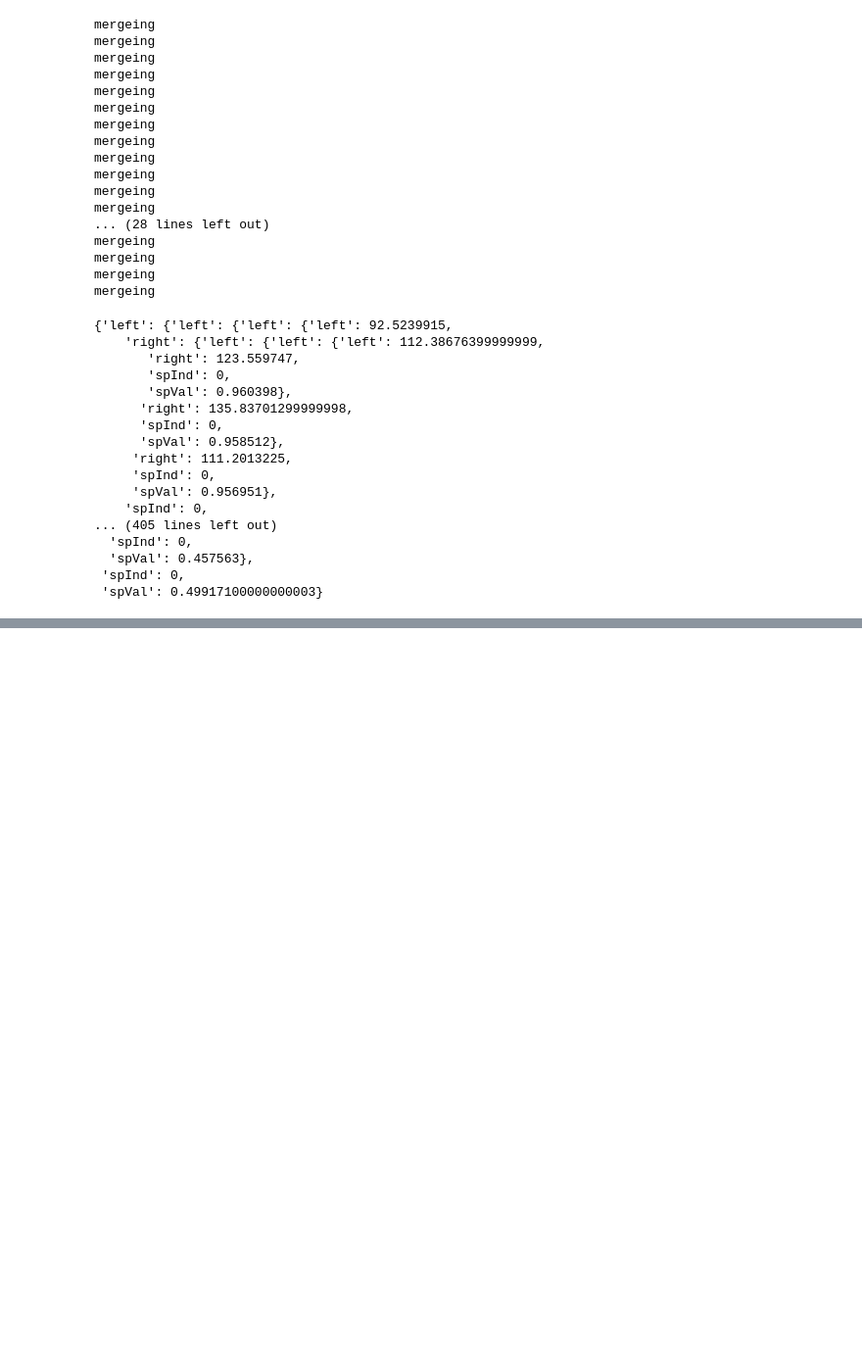
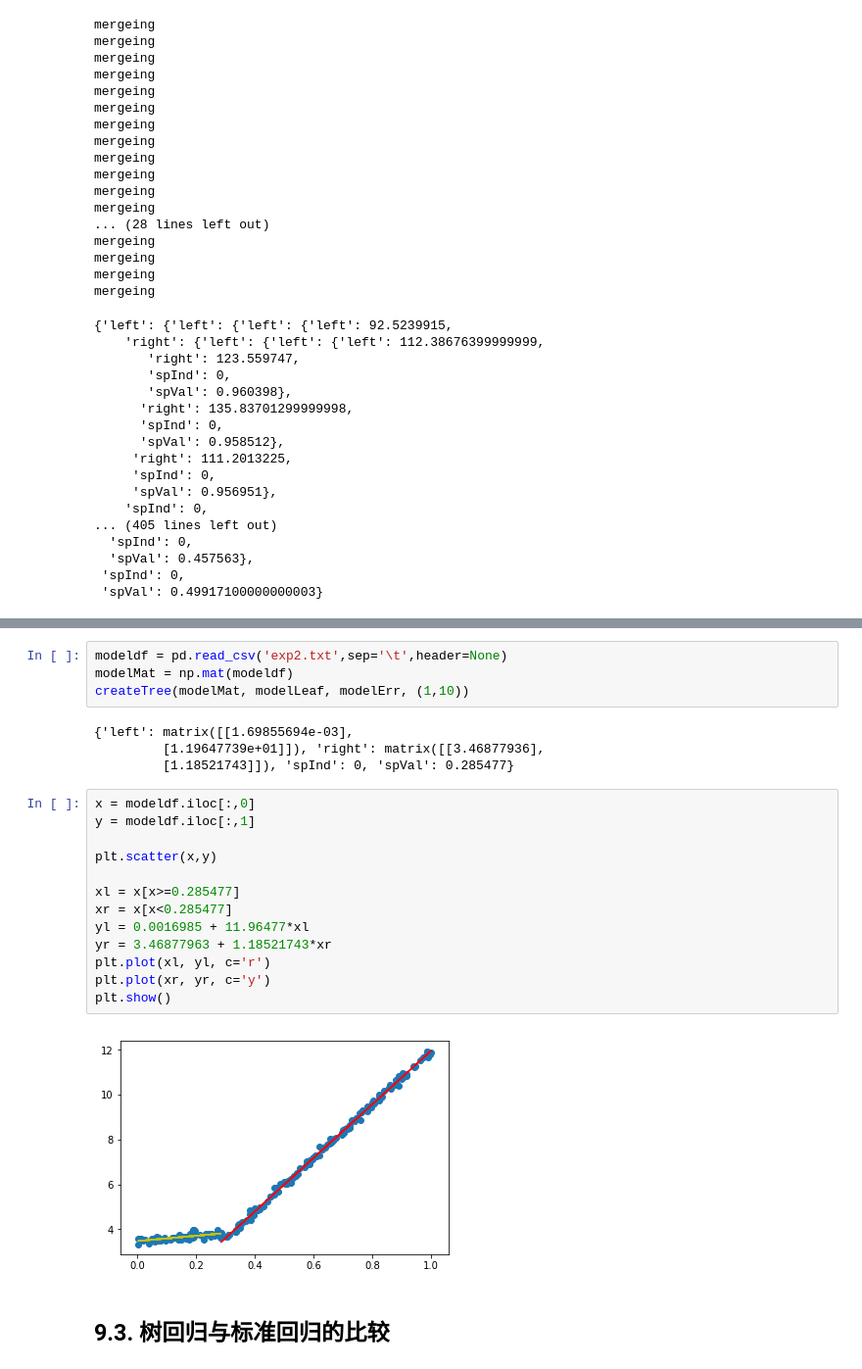
Before and after one commit to bruceEeZhao/machinLearning, a Jupyter notebook: chp09-Classification-and-regression-trees/CART.ipynb, the cells around one changed output, grey strips where cells are left out. Shown at 98% size. Saved outputs shown, nothing was run; the diff lists cells and outputs as text; blank space fills up the shorter version.

```diff
--- a/chp09-Classification-and-regression-trees/CART.ipynb
+++ b/chp09-Classification-and-regression-trees/CART.ipynb
@@ -247,0 +272,25 @@ mergeing
+# %%
+modeldf = pd.read_csv('exp2.txt',sep='\t',header=None)
+modelMat = np.mat(modeldf)
+createTree(modelMat, modelLeaf, modelErr, (1,10))
+# %% [output]
+{'left': matrix([[1.69855694e-03],
+         [1.19647739e+01]]), 'right': matrix([[3.46877936],
+         [1.18521743]]), 'spInd': 0, 'spVal': 0.285477}
+# %%
+x = modeldf.iloc[:,0]
+y = modeldf.iloc[:,1]
+
+plt.scatter(x,y)
+
+xl = x[x>=0.285477]
+xr = x[x<0.285477]
+yl = 0.0016985 + 11.96477*xl
+yr = 3.46877963 + 1.18521743*xr
+plt.plot(xl, yl, c='r')
+plt.plot(xr, yr, c='y')
+plt.show()
+# %% [output]
+[figure, added]
+# %% [markdown]
+## 9.3. 树回归与标准回归的比较
```
Also changed, not shown: parts of 9 cells of this notebook, 3 other files.
